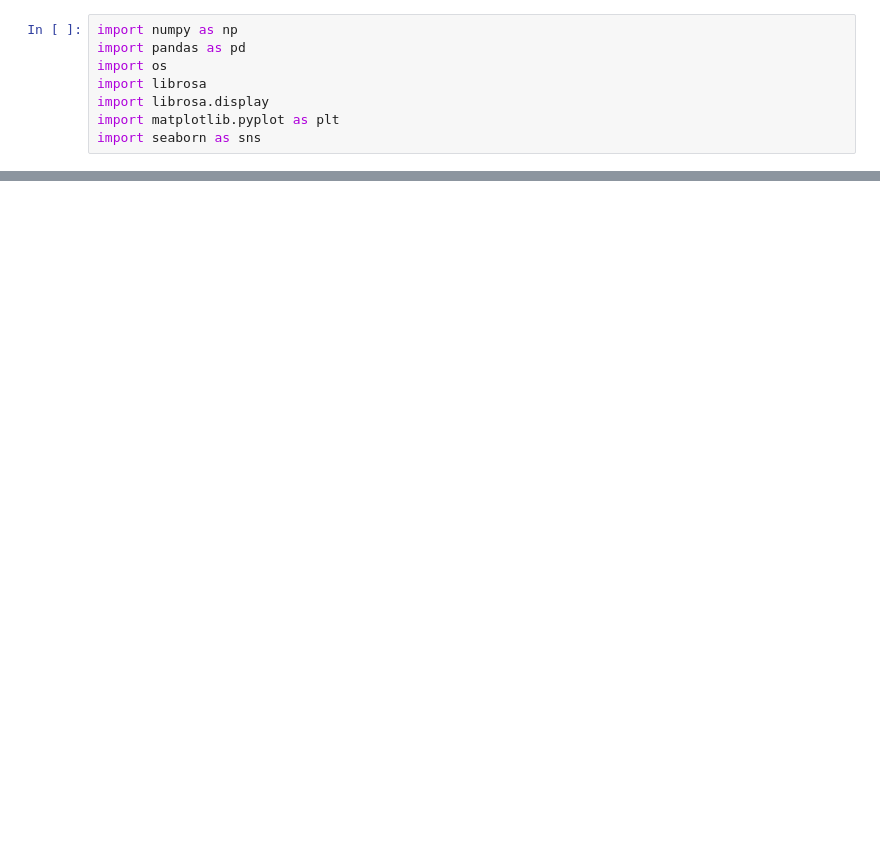
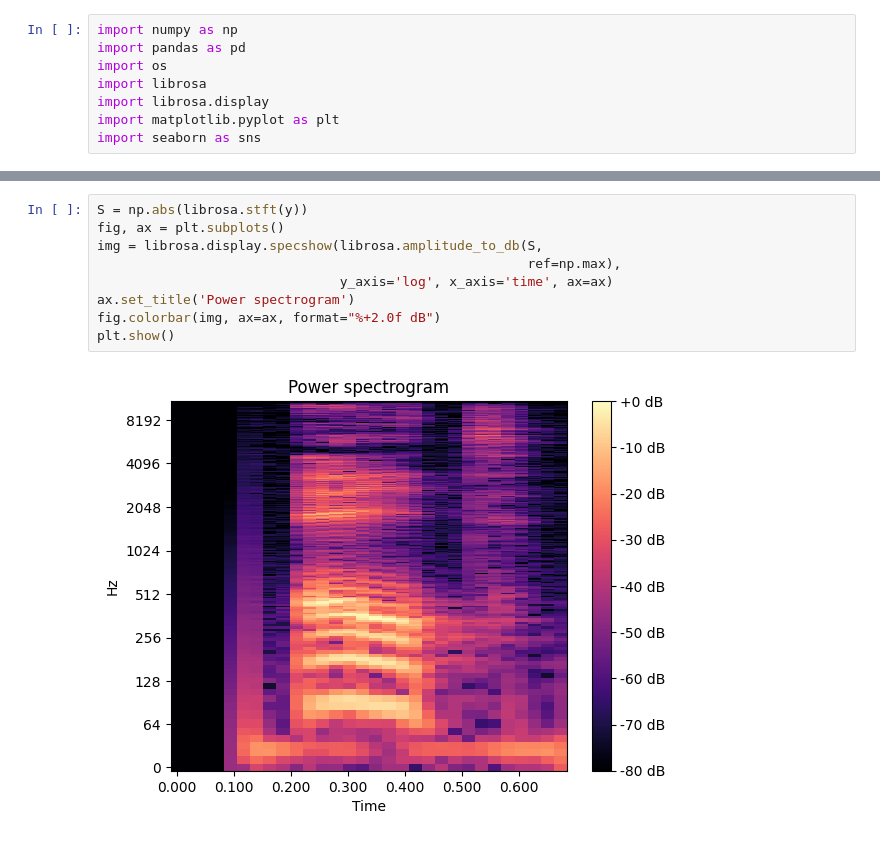
Before and after one commit to Balabollkko/ML, a Jupyter notebook: КУРСОВА copy.ipynb, the cells around one changed output, grey strips where cells are left out. Cells and saved outputs as stored; diff of their text form; blank space fills up the shorter version.

```diff
--- a/КУРСОВА copy.ipynb
+++ b/КУРСОВА copy.ipynb
@@ -107,0 +97,11 @@ print(predictions)
+# %%
+S = np.abs(librosa.stft(y))
+fig, ax = plt.subplots()
+img = librosa.display.specshow(librosa.amplitude_to_db(S,
+                                                       ref=np.max),
+                               y_axis='log', x_axis='time', ax=ax)
+ax.set_title('Power spectrogram')
+fig.colorbar(img, ax=ax, format="%+2.0f dB")
+plt.show()
+# %% [output]
+[figure, added]
```
Also changed, not shown: parts of 7 cells of this notebook.
